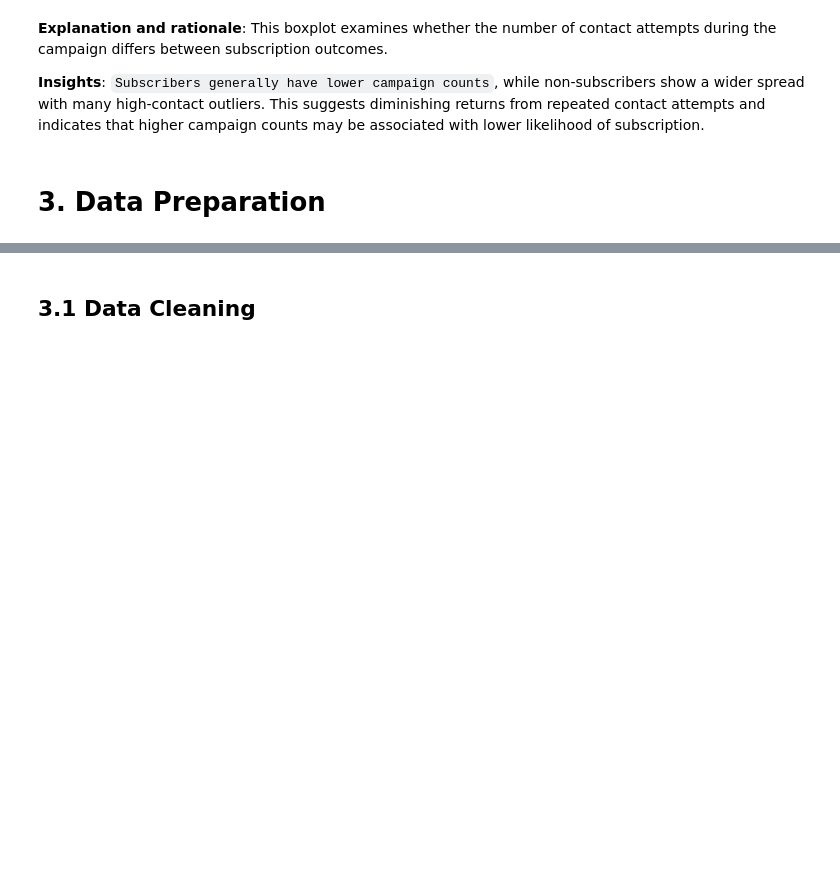
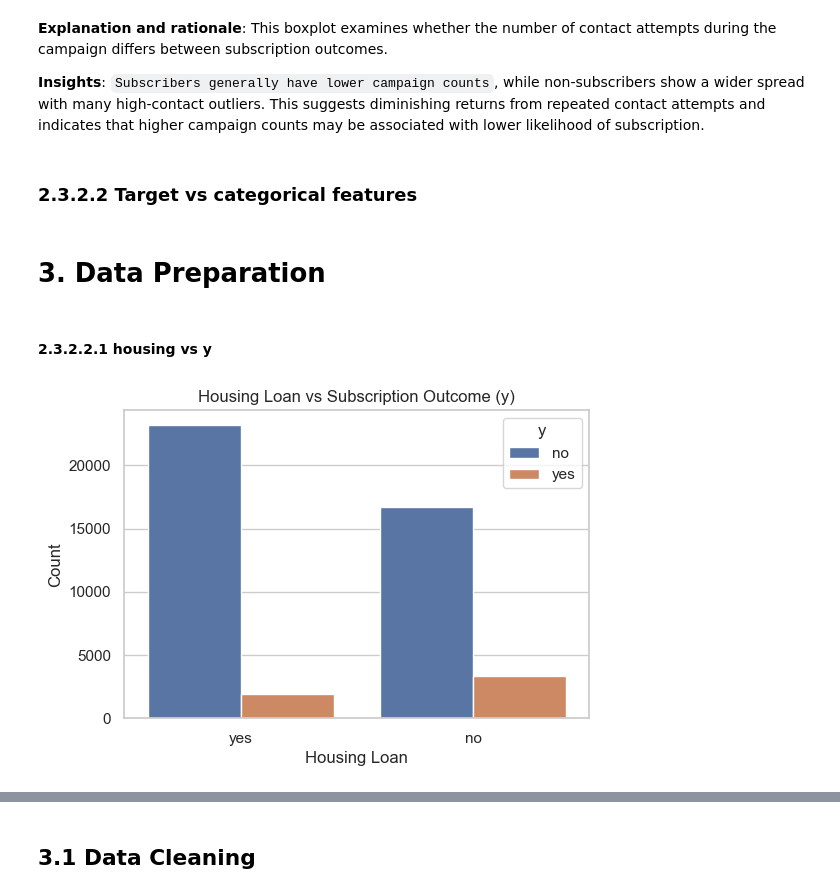
Before and after one commit to 2401496A/bank-marketing-data-analysis-project, a Jupyter notebook: MLDP Program Codes Submission Template (1).ipynb, the cells around one changed output, grey strips where cells are left out. Saved outputs shown, nothing was run; the diff lists cells and outputs as text; code cells hidden in the pictures; blank space fills up the shorter version.

Commit message:
Added countplot for categorical feature 'housing' vs target 'y' for 2.3.2.2.1

```diff
--- a/MLDP Program Codes Submission Template (1).ipynb
+++ b/MLDP Program Codes Submission Template (1).ipynb
@@ -395,5 +397,24 @@ plt.show()
 **Explanation and rationale**: This boxplot examines whether the number of contact attempts during the campaign differs between subscription outcomes.
 
 **Insights**: `Subscribers generally have lower campaign counts`, while non-subscribers show a wider spread with many high-contact outliers. This suggests diminishing returns from repeated contact attempts and indicates that higher campaign counts may be associated with lower likelihood of subscription.
+# %% [markdown]
+### 2.3.2.2 Target vs categorical features
 # %% [markdown]
 # 3. Data Preparation
+# %% [markdown]
+#### 2.3.2.2.1 housing vs y
+# %%
+# Set figure size
+plt.figure(figsize=(6,4))
+# Countplot of 'housing' vs target 'y' using hue
+sns.countplot(x="housing", hue="y", data=df)
+# Add title and axis labels
+plt.title("Housing Loan vs Subscription Outcome (y)")
+plt.xlabel("Housing Loan")
+plt.ylabel("Count")
+# Add legend with title
+plt.legend(title="y")
+# Display the plot
+plt.show()
+# %% [output]
+[figure, added]
```
Also changed, not shown: parts of 2 cells of this notebook.
